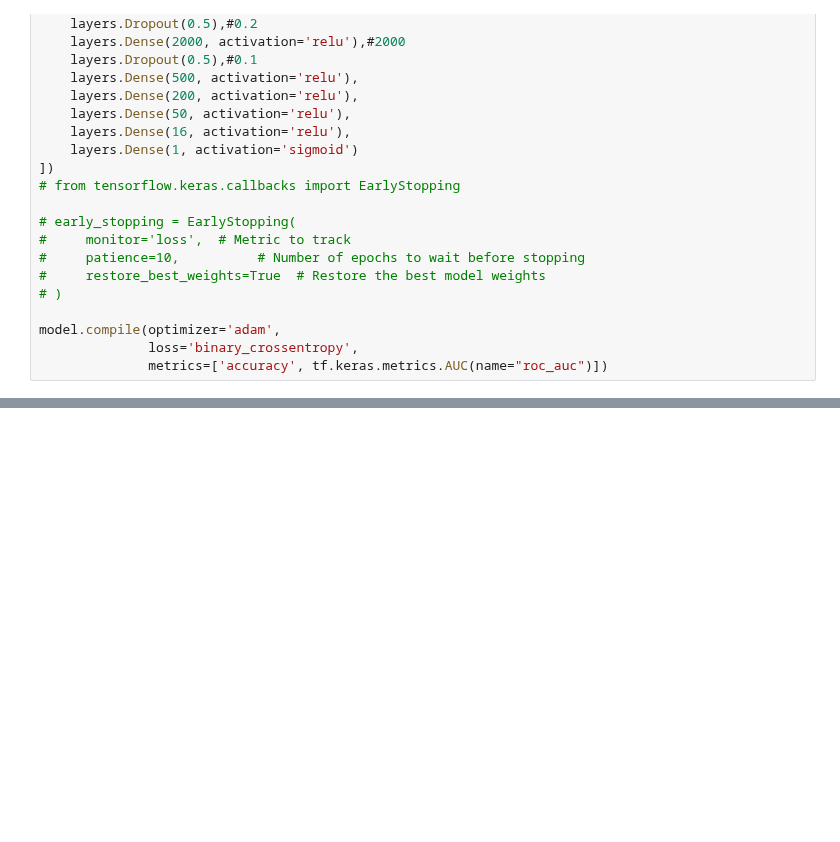
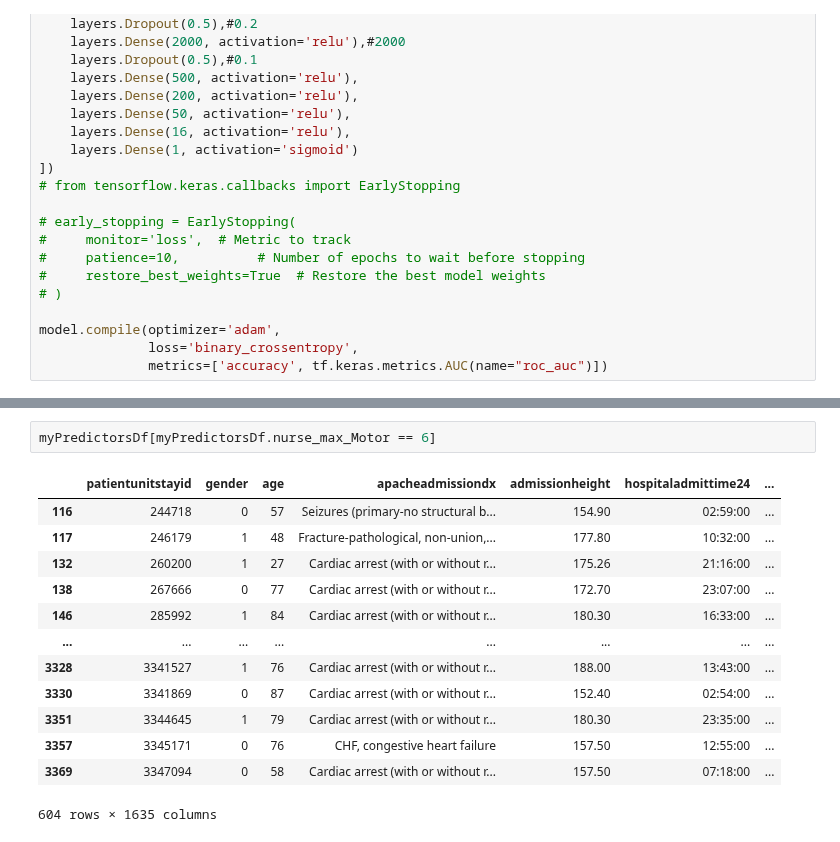
Before and after one commit to michelraskin/ttmhte, a Jupyter notebook: eICU/eICUAnalysisNeural.ipynb, the cells around one changed output, grey strips where cells are left out. Cells and saved outputs as stored; diff of their text form; blank space fills up the shorter version.

```diff
--- a/eICU/eICUAnalysisNeural.ipynb
+++ b/eICU/eICUAnalysisNeural.ipynb
@@ -259,0 +220,16 @@ predicted_effect_group[T.Upper]:TreatmentColumn     -2.7911      8.388     -0.33
+# %%
+myPredictorsDf[myPredictorsDf.nurse_max_Motor == 6]
+# %% [output]
+|  | patientunitstayid | gender | age | apacheadmissiondx | admissionheight | hospitaladmittime24 | ... |
+| 116 | 244718 | 0 | 57 | Seizures (primary-no structural b... | 154.90 | 02:59:00 | ... |
+| 117 | 246179 | 1 | 48 | Fracture-pathological, non-union,... | 177.80 | 10:32:00 | ... |
+| 132 | 260200 | 1 | 27 | Cardiac arrest (with or without r... | 175.26 | 21:16:00 | ... |
+| 138 | 267666 | 0 | 77 | Cardiac arrest (with or without r... | 172.70 | 23:07:00 | ... |
+| 146 | 285992 | 1 | 84 | Cardiac arrest (with or without r... | 180.30 | 16:33:00 | ... |
+| ... | ... | ... | ... | ... | ... | ... | ... |
+| 3328 | 3341527 | 1 | 76 | Cardiac arrest (with or without r... | 188.00 | 13:43:00 | ... |
+| 3330 | 3341869 | 0 | 87 | Cardiac arrest (with or without r... | 152.40 | 02:54:00 | ... |
+| 3351 | 3344645 | 1 | 79 | Cardiac arrest (with or without r... | 180.30 | 23:35:00 | ... |
+| 3357 | 3345171 | 0 | 76 | CHF, congestive heart failure | 157.50 | 12:55:00 | ... |
+| 3369 | 3347094 | 0 | 58 | Cardiac arrest (with or without r... | 157.50 | 07:18:00 | ... |
+604 rows × 1635 columns
```
Also changed, not shown: parts of 11 cells of this notebook, 3 other files.
